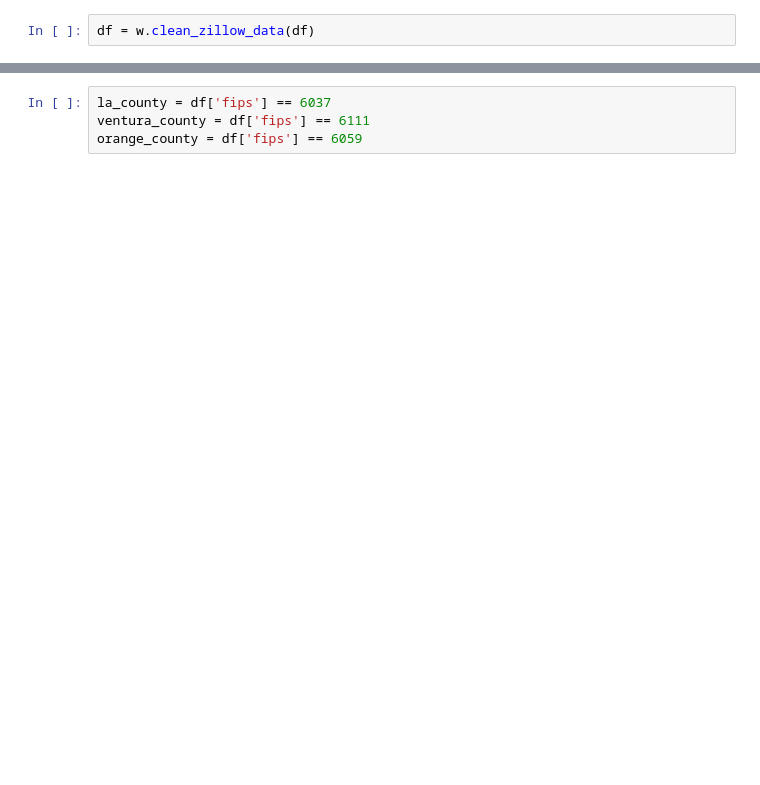
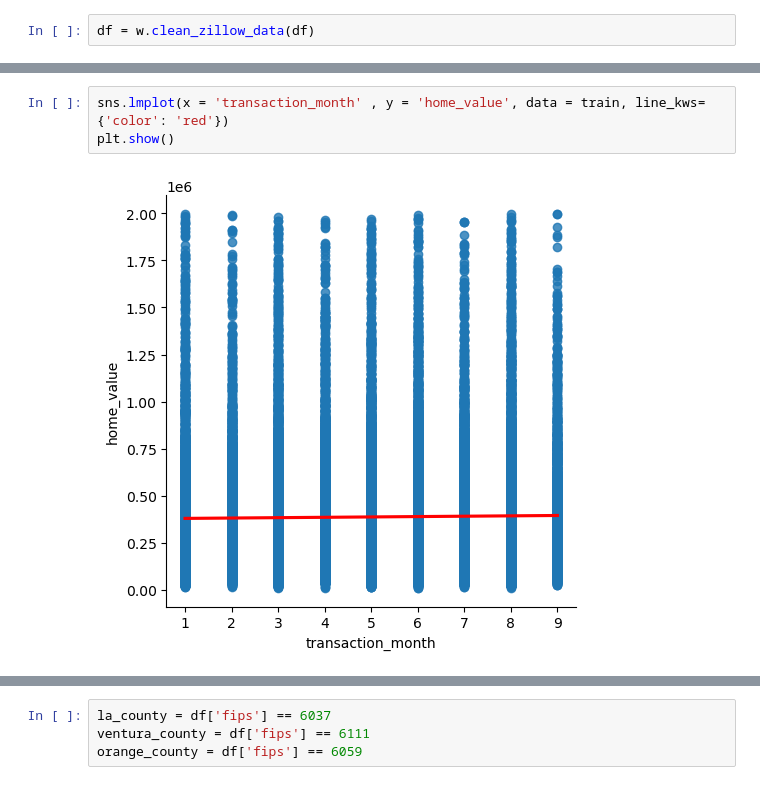
Before and after one commit to nicolas-angarita/Zillow_Project, a Jupyter notebook: working_notebook.ipynb, the cells around one changed output, grey strips where cells are left out. Cells and saved outputs as stored; diff of their text form; blank space fills up the shorter version.

```diff
--- a/working_notebook.ipynb
+++ b/working_notebook.ipynb
@@ -246,0 +235,5 @@ plt.show()
+# %%
+sns.lmplot(x = 'transaction_month' , y = 'home_value', data = train, line_kws={'color': 'red'})
+plt.show()
+# %% [output]
+[figure, added]
```
Also changed, not shown: parts of 121 cells of this notebook, 1 other file.
